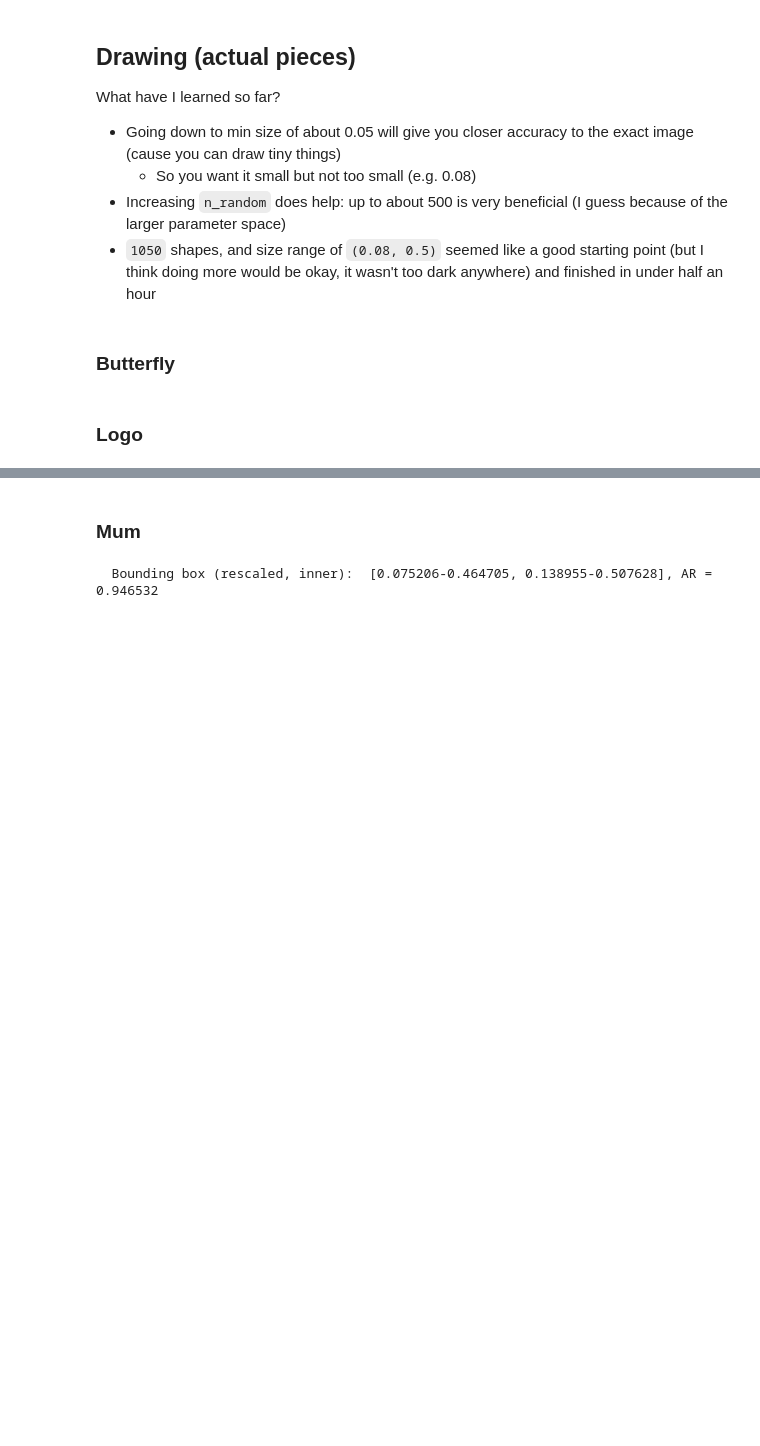
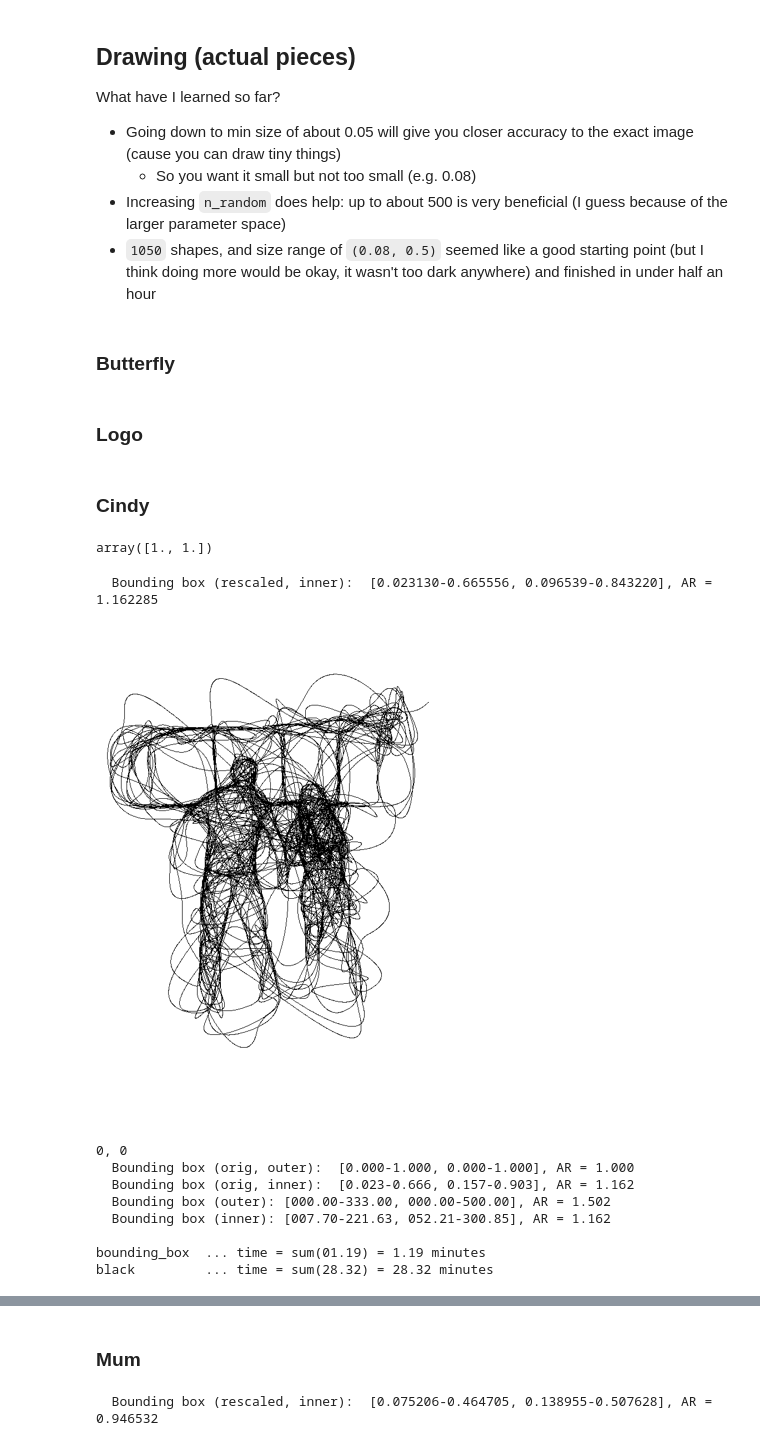
Before and after one commit to callummcdougall/computational-thread-art-v3, a Jupyter notebook: thread-art-drawing.ipynb, the cells around one changed output, grey strips where cells are left out. Saved outputs shown, nothing was run; the diff lists cells and outputs as text; code cells hidden in the pictures; blank space fills up the shorter version.

```diff
--- a/thread-art-drawing.ipynb
+++ b/thread-art-drawing.ipynb
@@ -289,3 +289,5 @@ display(canvas.resize((500, 500)))
 
 canvas.save("outputs_drawing/logo_01.png")
 np.savez("outputs_drawing/logo_01.npz", **all_coords)
+# %% [markdown]
+### Cindy
@@ -291,0 +322,45 @@ np.savez("outputs_drawing/logo_01.npz", **all_coords)
+# %%
+bounding_lengths
+# %% [output]
+array([1., 1.])
+# %%
+all_coords_loaded = drawing.load_coords_from_npz("outputs_drawing/cindy_01.npz")
+border_lengths, target_y, target_x = json.load(open("outputs_drawing/cindy_01.json")).values()
+
+canvas_cropped, svg, all_coords_rescaled, bounding_lengths = mydraw.make_canvas_and_crop_coords(
+    all_coords_loaded,
+    target_y=target_y,
+    target_x=target_x,
+)
+display(canvas_cropped)
+
+ymax = 500
+xmax = int(ymax * target_x / target_y)
+gcode_bounding_box = (xmax, ymax)
+
+gcode = drawing.make_gcode(
+    all_coords_rescaled,
+    image_bounding_box=bounding_lengths * 1.0,  # increase for smaller image!
+    gcode_bounding_box=gcode_bounding_box,
+    border_lengths=border_lengths,
+    # margin=10,
+    # tiling=(2, 1),
+    speed=8_000,
+    rotate=False,
+    plot_gcode=True,
+)
+
+# pyperclip.copy("\n".join(gcode["bounding_box"][:]))
+# pyperclip.copy("\n".join(gcode["red"][:]))
+pyperclip.copy("\n".join(gcode["black"][:]))
+# %% [output]
+  Bounding box (rescaled, inner):  [0.023130-0.665556, 0.096539-0.843220], AR = 1.162285
+[figure, added]
+0, 0
+  Bounding box (orig, outer):  [0.000-1.000, 0.000-1.000], AR = 1.000
+  Bounding box (orig, inner):  [0.023-0.666, 0.157-0.903], AR = 1.162
+  Bounding box (outer): [000.00-333.00, 000.00-500.00], AR = 1.502
+  Bounding box (inner): [007.70-221.63, 052.21-300.85], AR = 1.162
+
+bounding_box  ... time = sum(01.19) = 1.19 minutes
+black         ... time = sum(28.32) = 28.32 minutes
```
Also changed, not shown: parts of 3 cells of this notebook, 11 other files.
